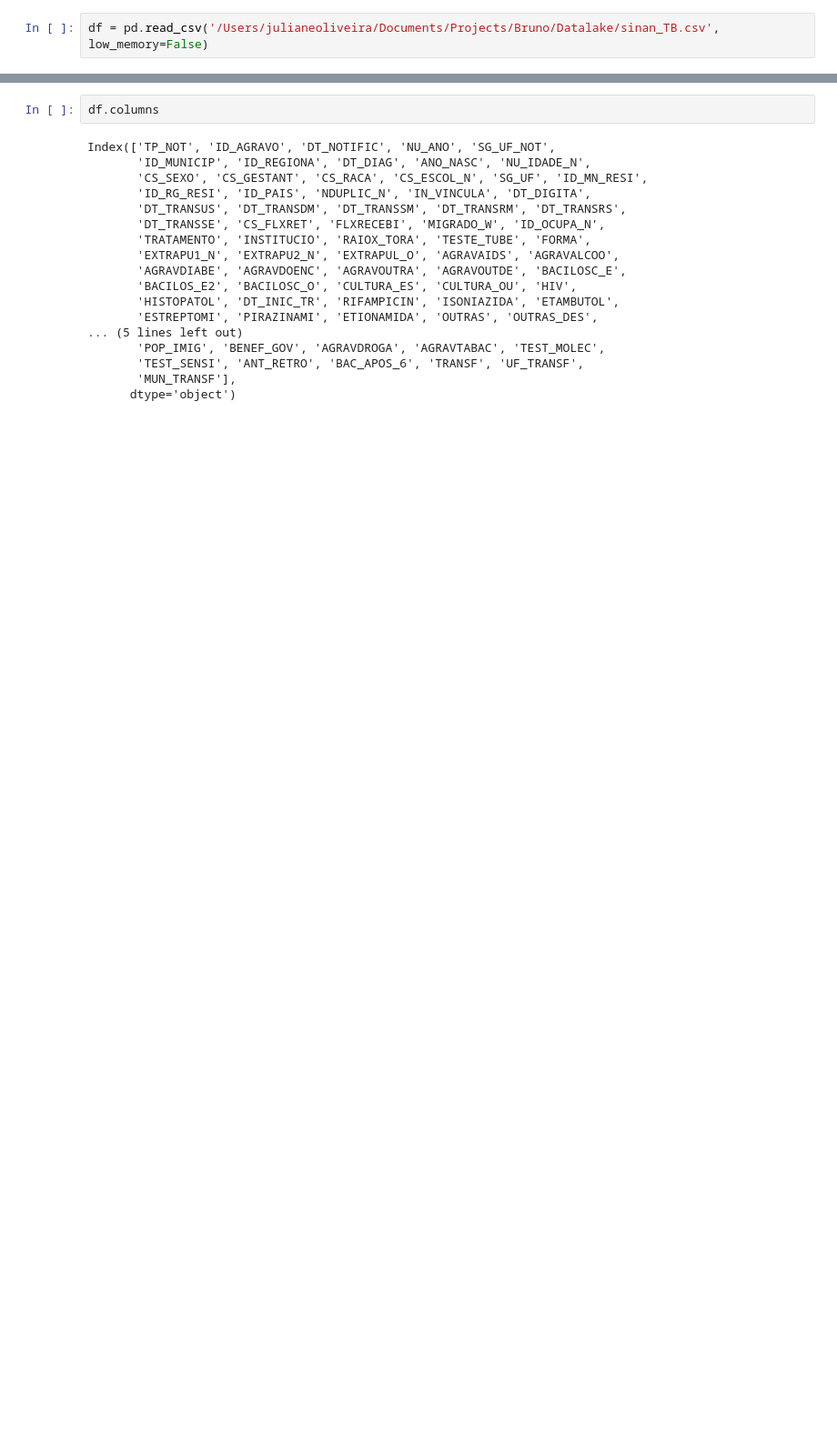
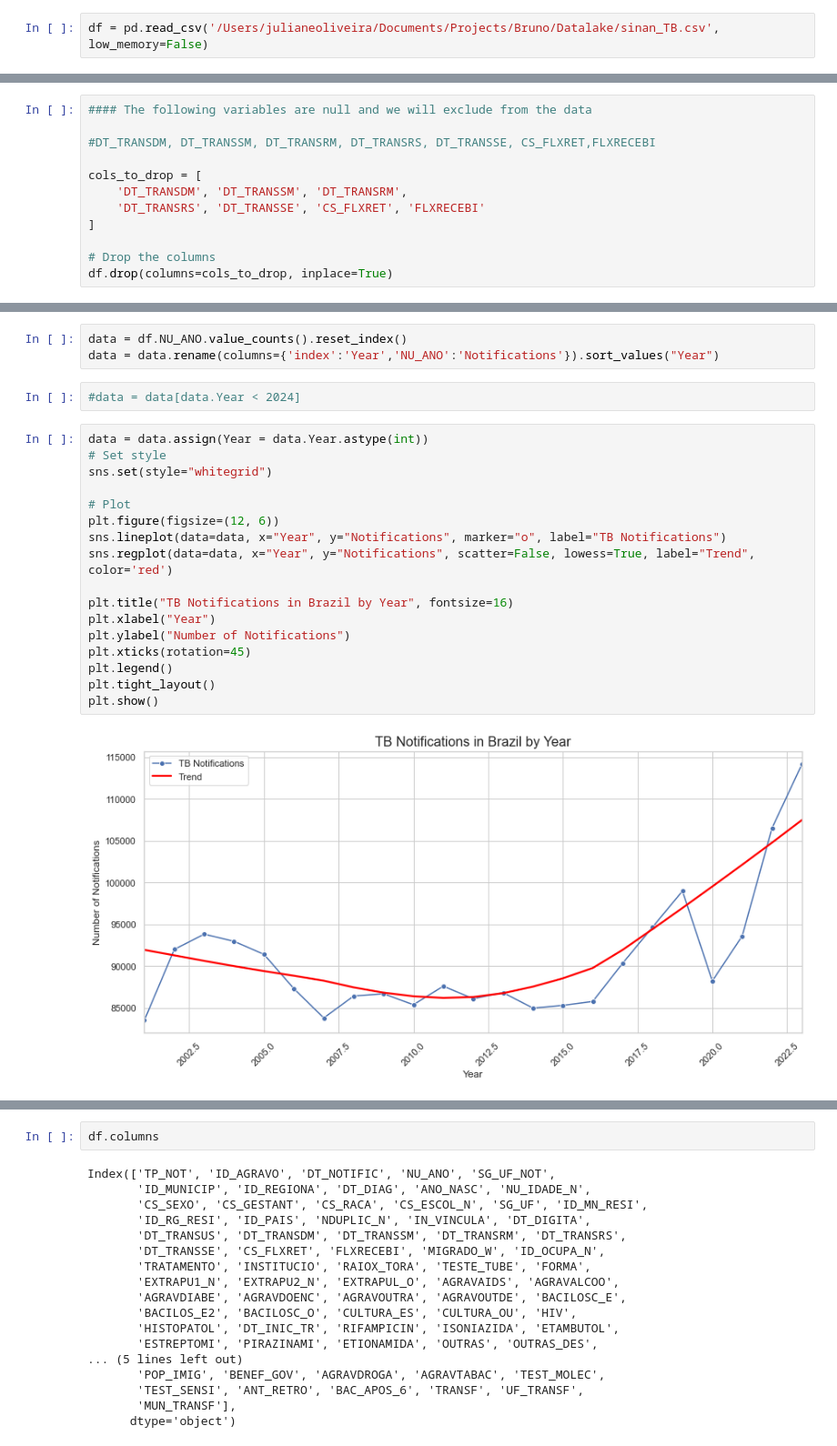
Before and after one commit to Julian-sun/Modelling_health_outcome_indigenous_pop, a Jupyter notebook: Temporary/TB_descriptive.ipynb, the cells around one changed output, grey strips where cells are left out. Shown: that part at 91% size. Saved outputs shown, nothing was run; the diff lists cells and outputs as text; blank space fills up the shorter version.

```diff
--- a/Temporary/TB_descriptive.ipynb
+++ b/Temporary/TB_descriptive.ipynb
@@ -6,0 +42,12 @@ df = pd.read_csv('/Users/julianeoliveira/Documents/Projects/Bruno/Datalake/sinan
+# %%
+#### The following variables are null and we will exclude from the data
+
+#DT_TRANSDM, DT_TRANSSM, DT_TRANSRM, DT_TRANSRS, DT_TRANSSE, CS_FLXRET,FLXRECEBI
+
+cols_to_drop = [
+    'DT_TRANSDM', 'DT_TRANSSM', 'DT_TRANSRM',
+    'DT_TRANSRS', 'DT_TRANSSE', 'CS_FLXRET', 'FLXRECEBI'
+]
+
+# Drop the columns
+df.drop(columns=cols_to_drop, inplace=True)
@@ -6,0 +89,24 @@ df = pd.read_csv('/Users/julianeoliveira/Documents/Projects/Bruno/Datalake/sinan
+# %%
+data = df.NU_ANO.value_counts().reset_index()
+data = data.rename(columns={'index':'Year','NU_ANO':'Notifications'}).sort_values("Year")
+# %%
+#data = data[data.Year < 2024]
+# %%
+data = data.assign(Year = data.Year.astype(int))
+# Set style
+sns.set(style="whitegrid")
+
+# Plot
+plt.figure(figsize=(12, 6))
+sns.lineplot(data=data, x="Year", y="Notifications", marker="o", label="TB Notifications")
+sns.regplot(data=data, x="Year", y="Notifications", scatter=False, lowess=True, label="Trend", color='red')
+
+plt.title("TB Notifications in Brazil by Year", fontsize=16)
+plt.xlabel("Year")
+plt.ylabel("Number of Notifications")
+plt.xticks(rotation=45)
+plt.legend()
+plt.tight_layout()
+plt.show()
+# %% [output]
+[figure, added]
```
Also changed, not shown: parts of 28 cells of this notebook, 6 other files.
